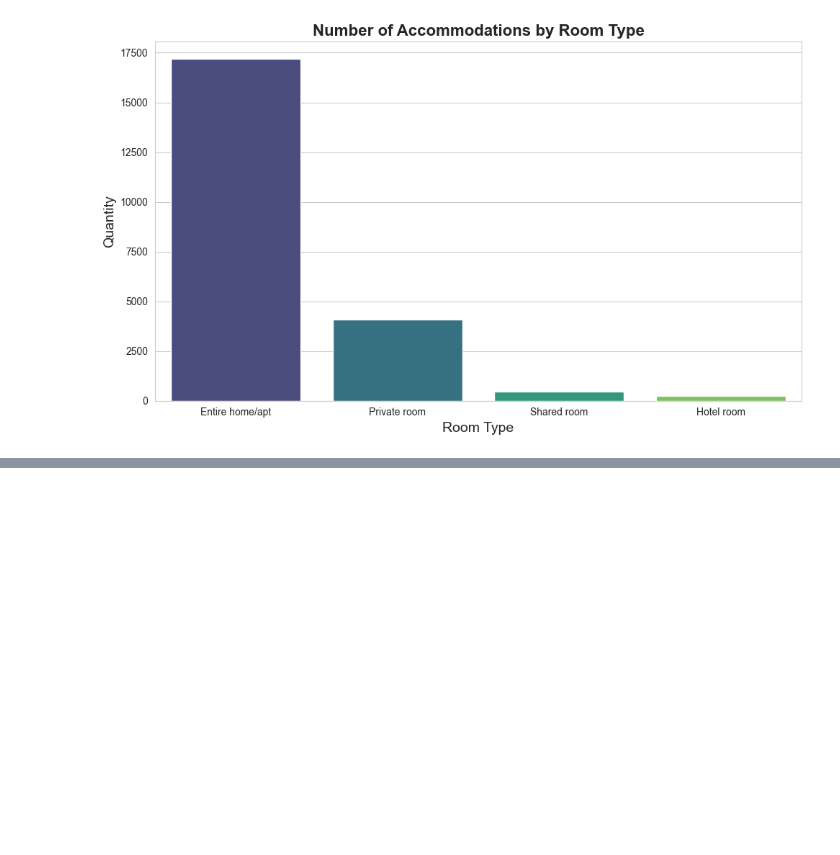
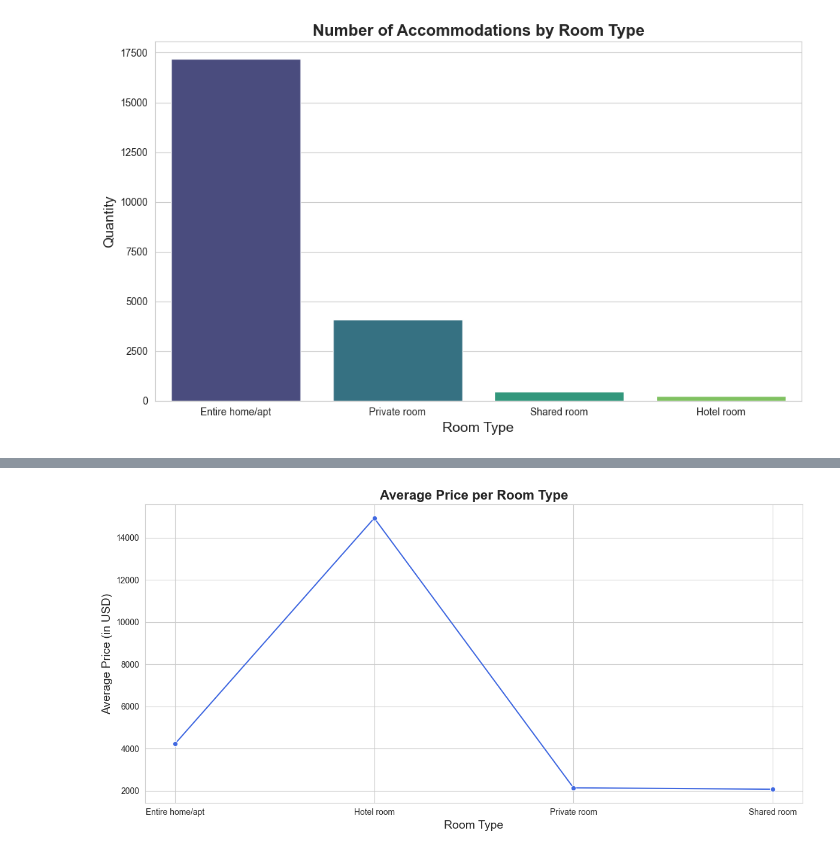
Before and after one commit to pipesito1/Airbnb, a Jupyter notebook: EDA.ipynb, the cells around one changed output, grey strips where cells are left out. Saved outputs shown, nothing was run; the diff lists cells and outputs as text; code cells hidden in the pictures; blank space fills up the shorter version.

```diff
--- a/EDA.ipynb
+++ b/EDA.ipynb
@@ -228,0 +260,14 @@ plt.show()
+# %%
+# We will group the data by 'room_type' and calculate the average price.
+room_type_avg_price = listings.groupby('room_type')['price'].mean().reset_index()
+
+sns.set_style("whitegrid")
+plt.figure(figsize=(12, 6))
+sns.lineplot(x='room_type', y='price', data=room_type_avg_price, marker='o', color='royalblue')
+plt.title('Average Price per Room Type', fontsize=16, fontweight='bold')
+plt.xlabel('Room Type', fontsize=14)
+plt.ylabel('Average Price (in USD)', fontsize=14)
+plt.tight_layout()
+plt.show()
+# %% [output]
+[figure, added]
```
Also changed, not shown: parts of 9 cells of this notebook.
